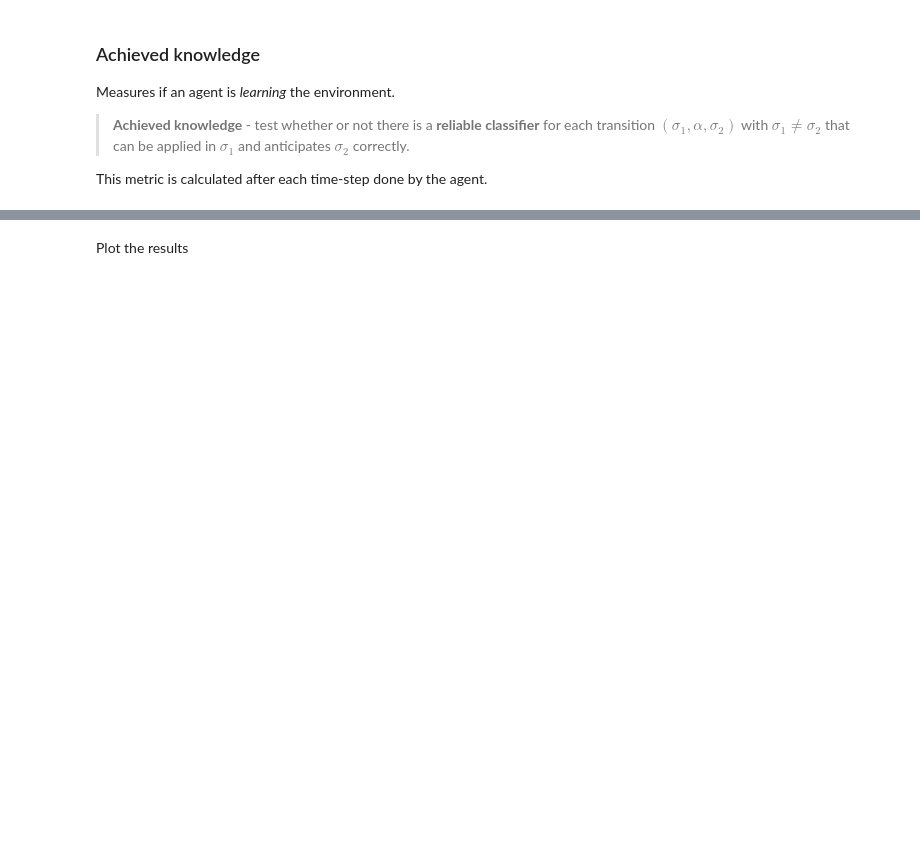
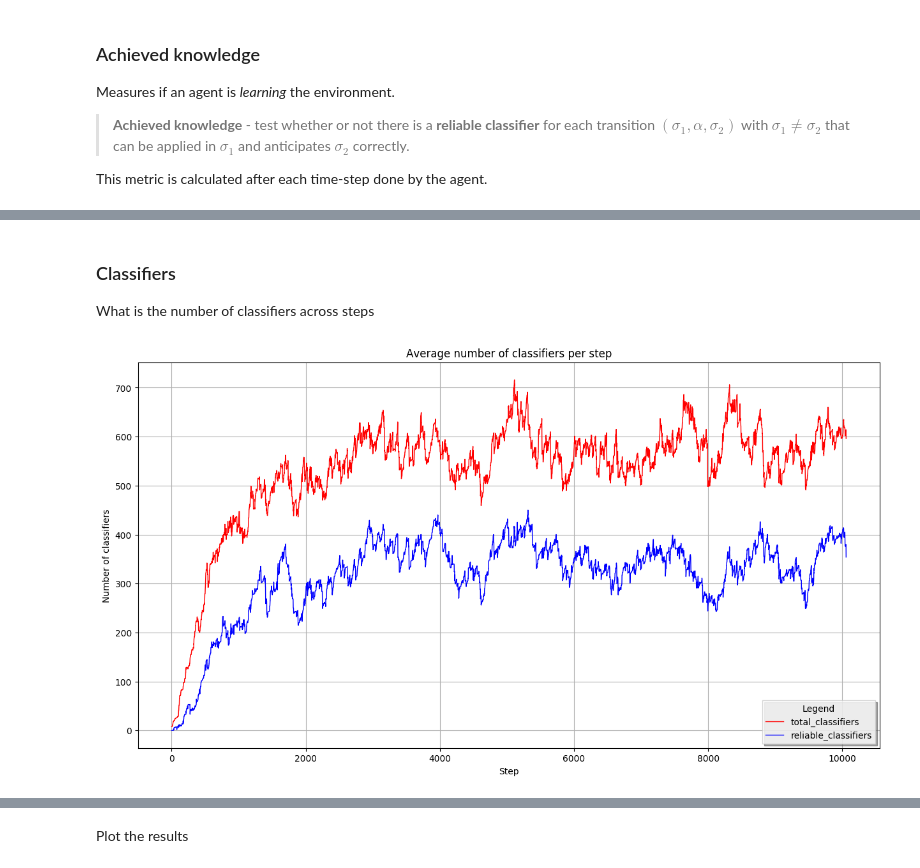
Before and after one commit to ParrotPrediction/pyalcs, a Jupyter notebook: examples/notebooks/ACS2 in Maze.ipynb, the cells around one changed output, grey strips where cells are left out. Drawn from its saved outputs; the diff is of its cells as text; code cells hidden in the pictures; blank space fills up the shorter version.

```diff
--- a/examples/notebooks/ACS2 in Maze.ipynb
+++ b/examples/notebooks/ACS2 in Maze.ipynb
@@ -314,0 +337,21 @@ def get_avg_achieved_knowledge_per_step(performance):
+# %% [markdown]
+### Classifiers
+What is the number of classifiers across steps
+# %%
+all_classifiers_per_step = get_avg_per_step(all_metrics, 'total_classifiers')
+reliable_classifiers_per_step = get_avg_per_step(all_metrics, 'reliable_classifiers')
+
+fig = plt.figure(figsize=(15, 8), dpi=100)
+
+plt.plot(all_classifiers_per_step['time'], all_classifiers_per_step['total_classifiers'], 'r', linewidth=1)
+plt.plot(reliable_classifiers_per_step['time'], reliable_classifiers_per_step['reliable_classifiers'], 'b', linewidth=1)
+plt.title('Average number of classifiers per step')
+plt.xlabel('Step')
+plt.ylabel('Number of classifiers')
+
+plt.grid(True)
+plt.legend(loc="lower right", shadow=True, title="Legend", fancybox=False)
+
+plt.show()
+# %% [output]
+[figure, added]
```
Also changed, not shown: parts of 20 cells of this notebook, 2 other files.
